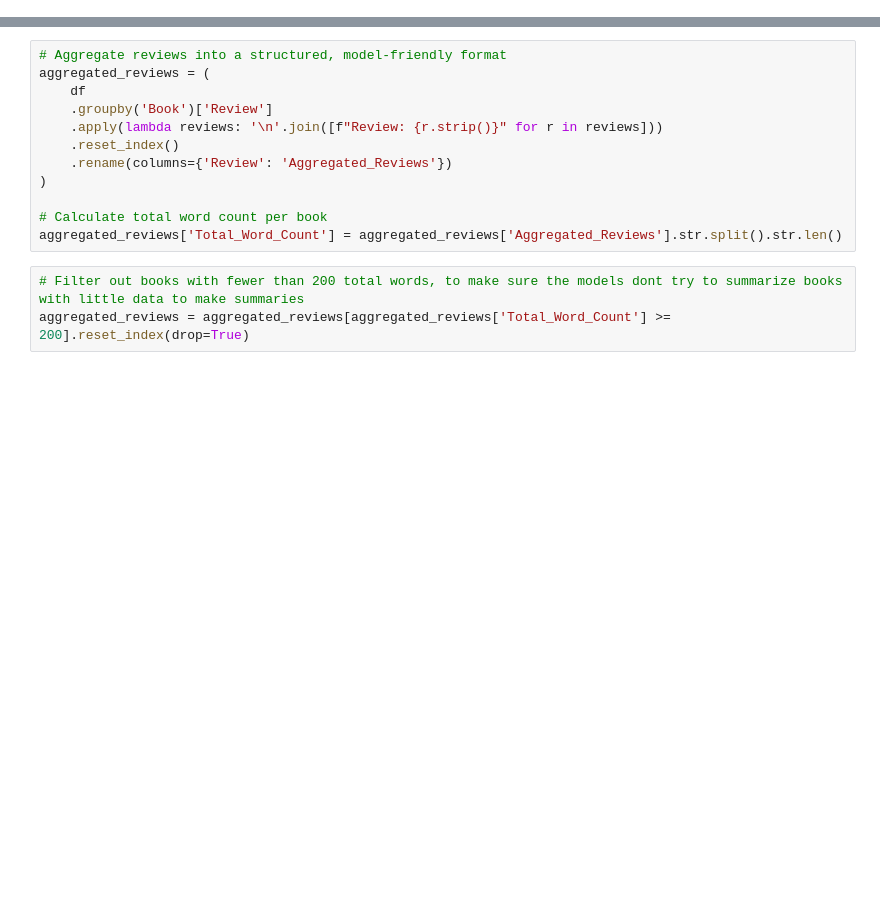
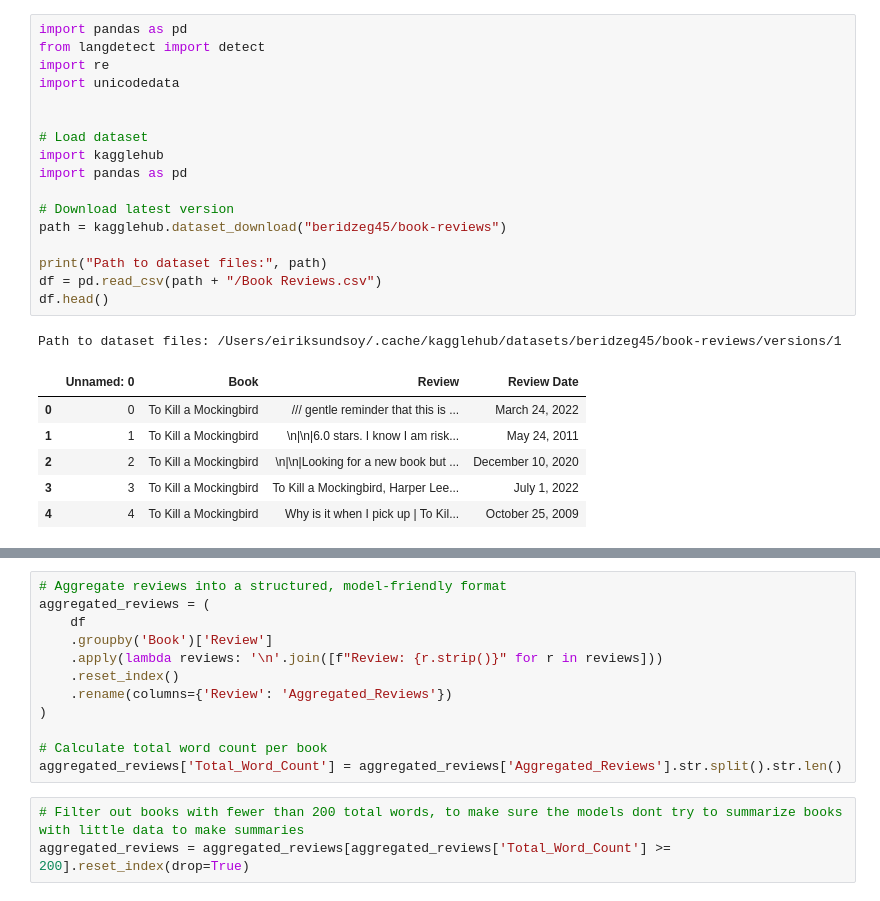
Before and after one commit to caoimhegall/CBS-NLP-Final, a Jupyter notebook: src/BART_NLP.ipynb, the cells around one changed output, grey strips where cells are left out. Drawn from its saved outputs; the diff is of its cells as text; blank space fills up the shorter version.

```diff
--- a/src/BART_NLP.ipynb
+++ b/src/BART_NLP.ipynb
@@ -0,0 +1,25 @@
+# %%
+import pandas as pd
+from langdetect import detect
+import re
+import unicodedata
+
+
+# Load dataset
+import kagglehub
+import pandas as pd
+
+# Download latest version
+path = kagglehub.dataset_download("beridzeg45/book-reviews")
+
+print("Path to dataset files:", path)
+df = pd.read_csv(path + "/Book Reviews.csv")
+df.head()
+# %% [output]
+Path to dataset files: /Users/eiriksundsoy/.cache/kagglehub/datasets/beridzeg45/book-reviews/versions/1
+|  | Unnamed: 0 | Book | Review | Review Date |
+| 0 | 0 | To Kill a Mockingbird | /// gentle reminder that this is ... | March 24, 2022 |
+| 1 | 1 | To Kill a Mockingbird | \n|\n|6.0 stars. I know I am risk... | May 24, 2011 |
+| 2 | 2 | To Kill a Mockingbird | \n|\n|Looking for a new book but ... | December 10, 2020 |
+| 3 | 3 | To Kill a Mockingbird | To Kill a Mockingbird, Harper Lee... | July 1, 2022 |
+| 4 | 4 | To Kill a Mockingbird | Why is it when I pick up | To Kil... | October 25, 2009 |
```
Also changed, not shown: parts of 16 cells of this notebook.
